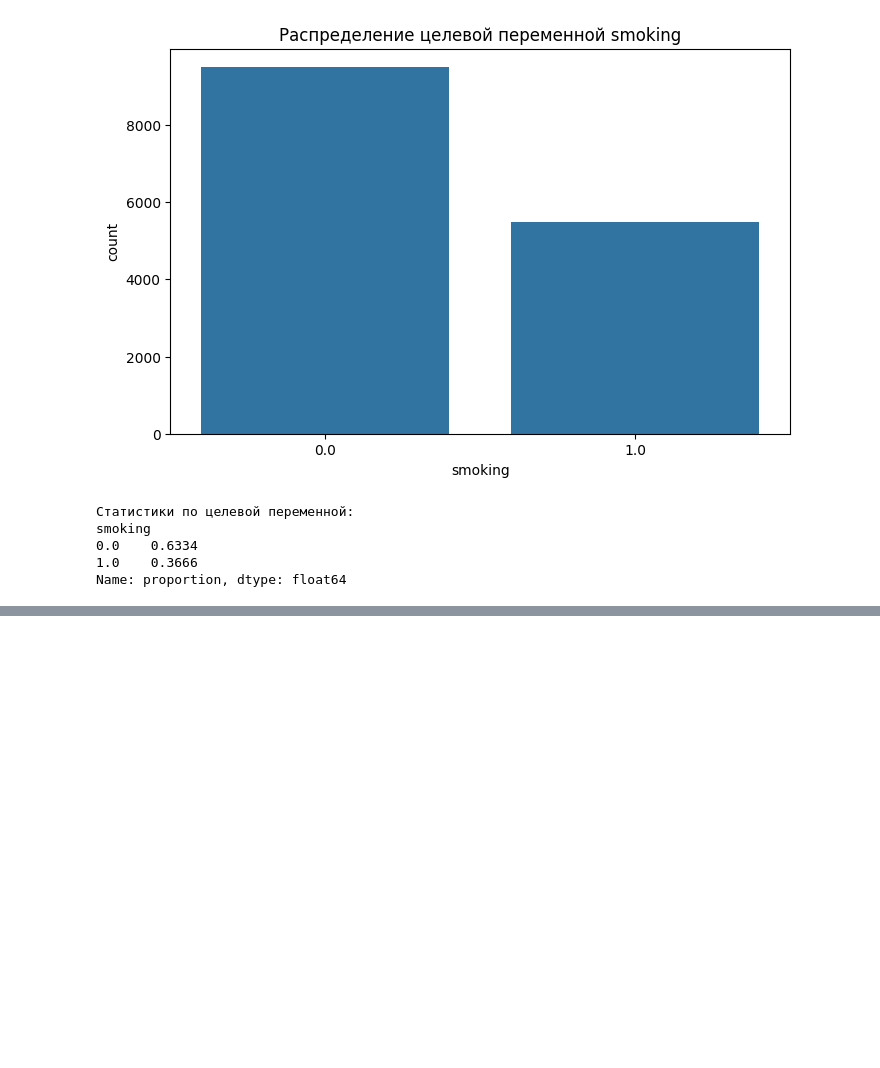
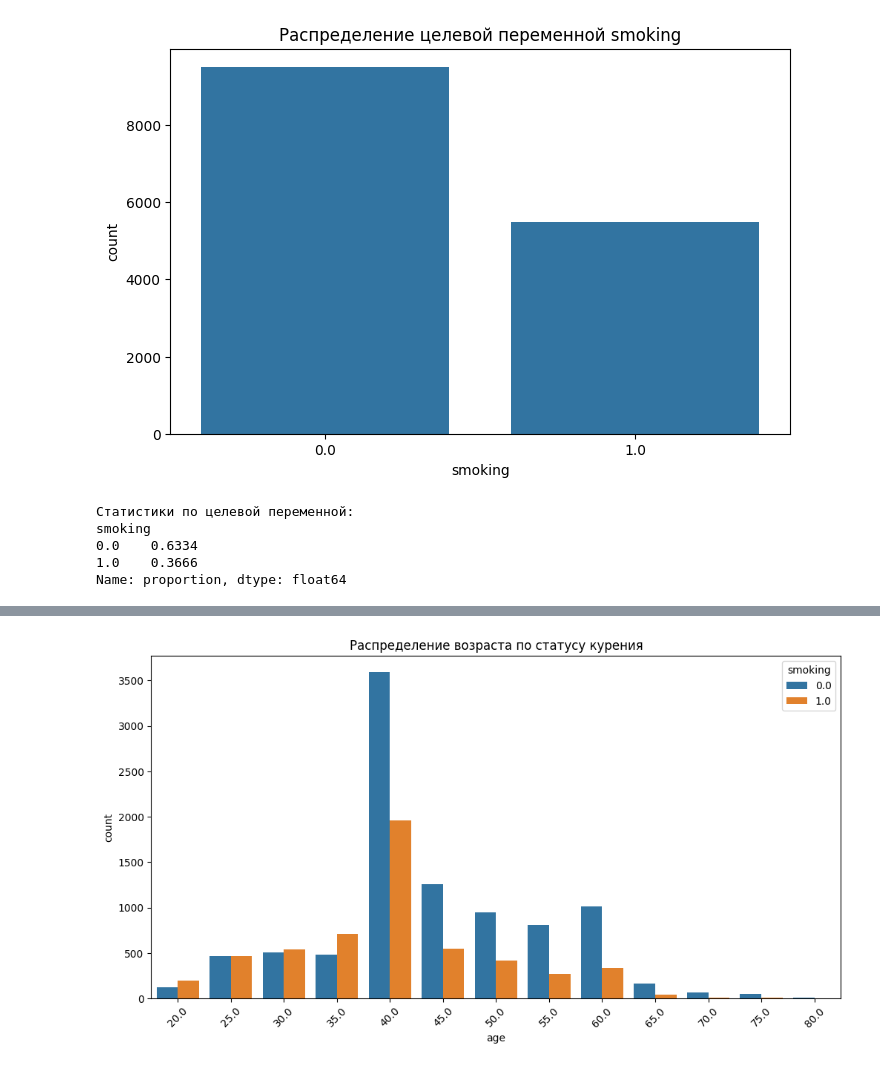
Before and after one commit to Idashxdx/ML, a Jupyter notebook: lab2/ml_lab2.ipynb, the cells around one changed output, grey strips where cells are left out. Saved outputs shown, nothing was run; the diff lists cells and outputs as text; code cells hidden in the pictures; blank space fills up the shorter version.

```diff
--- a/lab2/ml_lab2.ipynb
+++ b/lab2/ml_lab2.ipynb
@@ -116,0 +241,7 @@ Name: proportion, dtype: float64
+# %%
+train['waist(cm)'] = train['waist(cm)'].replace(0.9, train['waist(cm)'].median())
+train['eyesight(left)'] = train['eyesight(left)'].clip(upper=2.0)
+train['eyesight(right)'] = train['eyesight(right)'].clip(upper=2.0)
+for col in ['hearing(left)', 'hearing(right)', 'dental caries']:
+    print(f"\nРаспределение для {col}:")
+    print(train[col].value_counts())
@@ -116,0 +266,8 @@ Name: proportion, dtype: float64
+# %%
+plt.figure(figsize=(12, 6))
+sns.countplot(x='age', hue='smoking', data=train)
+plt.title('Распределение возраста по статусу курения')
+plt.xticks(rotation=45)
+plt.show()
+# %% [output]
+[figure, added]
```
Also changed, not shown: parts of 14 cells of this notebook.
